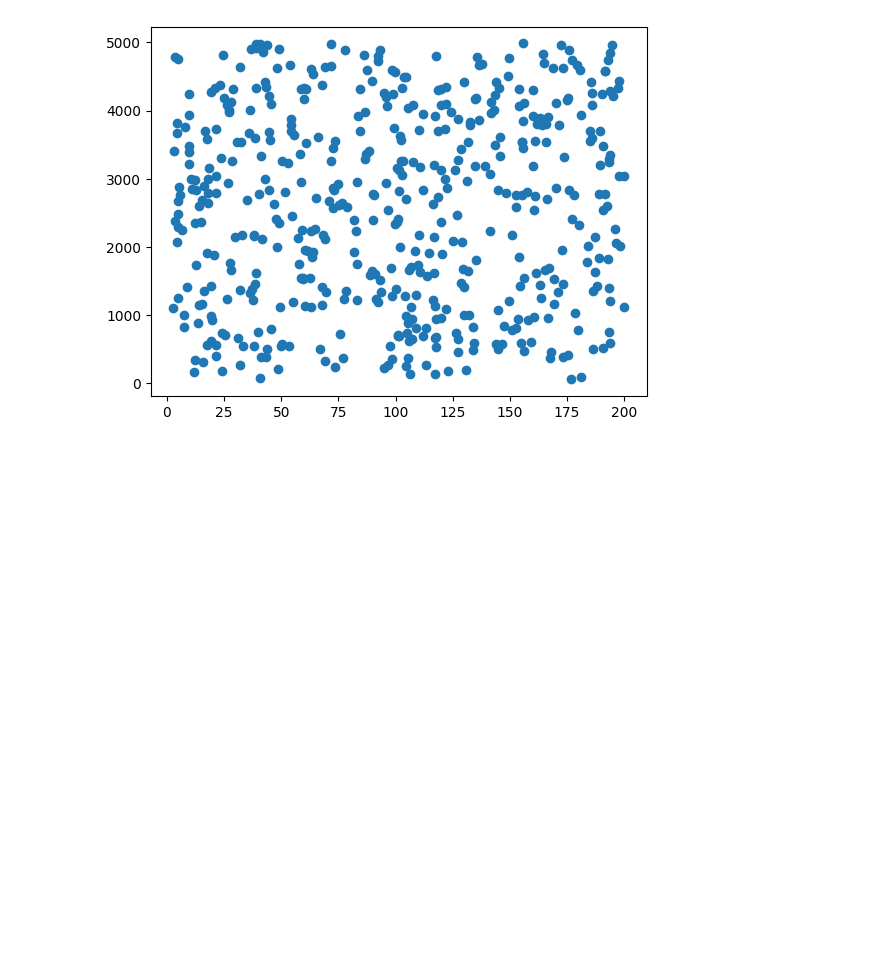
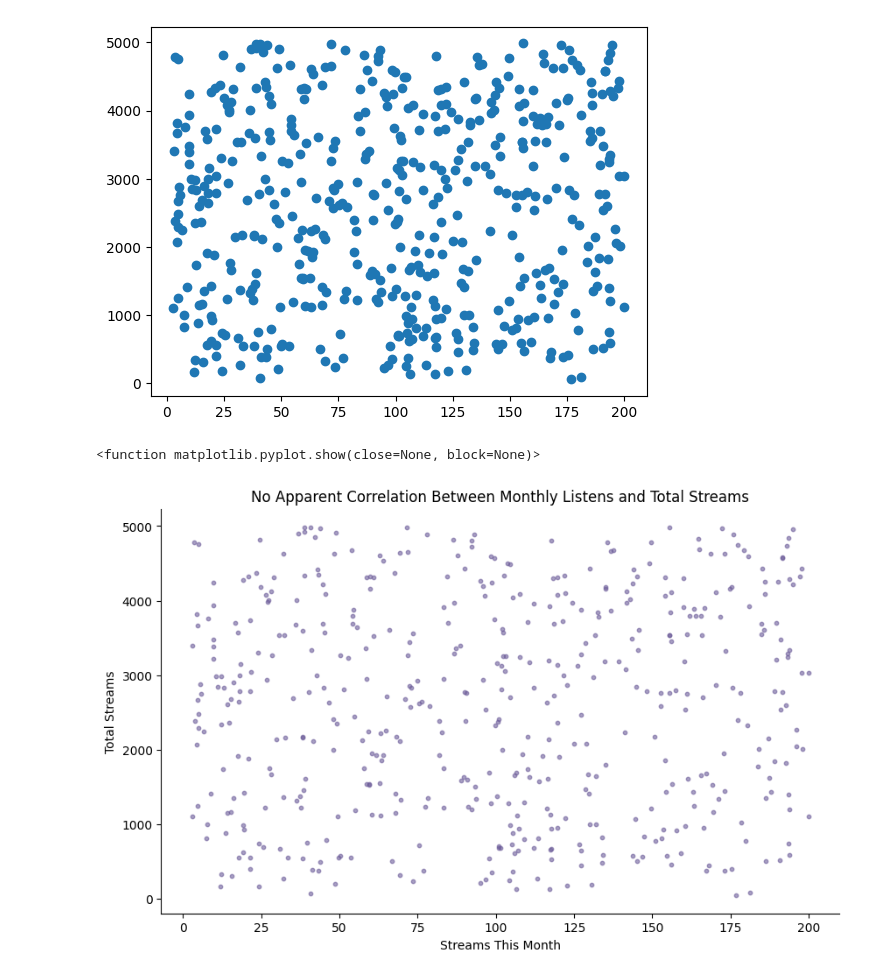
Before and after one commit to amydaniel24/learning_plots_amydaniel, a Jupyter notebook: notebooks/spotify_plots_walkthrough.ipynb, the cells around one changed output. Saved outputs shown, nothing was run; the diff lists cells and outputs as text; code cells hidden in the pictures; blank space fills up the shorter version.

Commit message:
change color, alpha and s

```diff
--- a/notebooks/spotify_plots_walkthrough.ipynb
+++ b/notebooks/spotify_plots_walkthrough.ipynb
@@ -172,16 +172,24 @@ memory usage: 47.0+ KB
 # %%
 plt.figure(figsize=(10,6))
 
-plt.scatter(spotify_df['Streams Last 30 Days (Millions)'], spotify_df['Total Streams (Millions)'])
+plt.scatter(
+    spotify_df['Streams Last 30 Days (Millions)'],
+    spotify_df['Total Streams (Millions)'],
+    color = '#6f5f9b',
+    alpha = 0.6,
+    s = 10)
 plt.xlabel('Streams This Month')
 plt.ylabel('Total Streams')
 plt.title('No Apparent Correlation Between Monthly Listens and Total Streams')
 
 ax = plt.gca()
 ax.spines['top'].set_visible(False)
 ax.spines['right'].set_visible(False)
 
 
 
 
 plt.show
+# %% [output]
+<function matplotlib.pyplot.show(close=None, block=None)>
+[figure, added]
```
